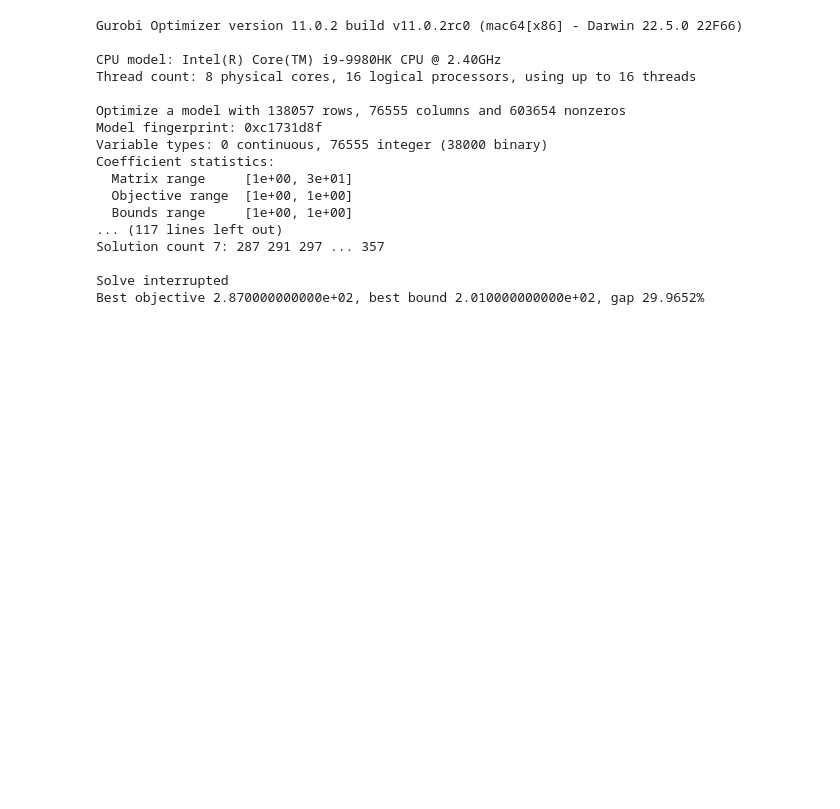
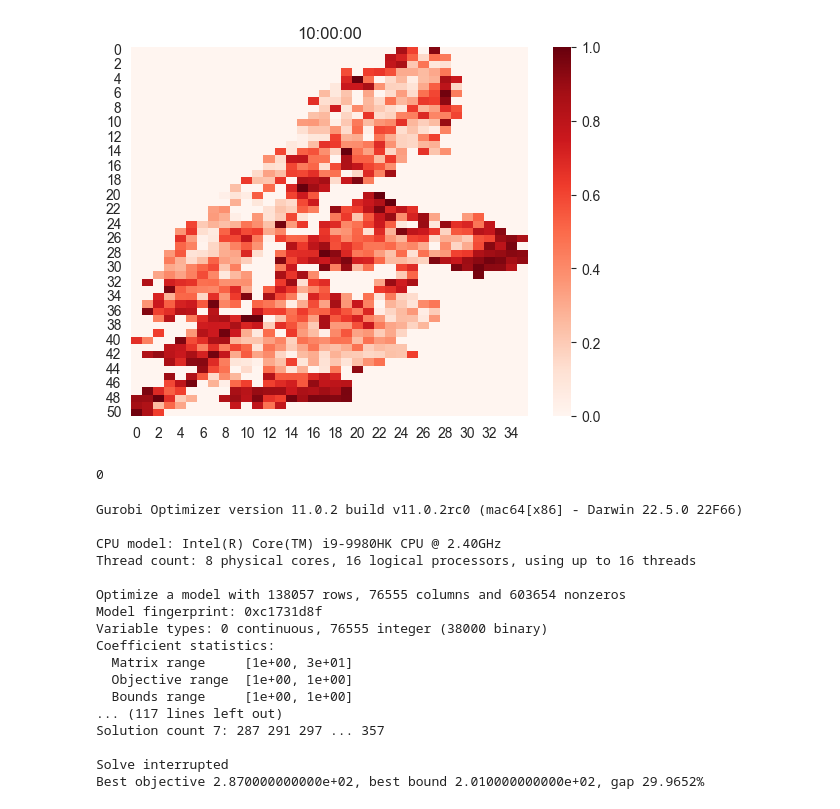
Before and after one commit to jarrettreimers/CSUREMM, a Jupyter notebook: cluster_model/cluster_model_testing.ipynb, the cells around one changed output. Cells and saved outputs as stored; diff of their text form; code cells hidden in the pictures; blank space fills up the shorter version.

```diff
--- a/cluster_model/cluster_model_testing.ipynb
+++ b/cluster_model/cluster_model_testing.ipynb
@@ -58,3 +130,30 @@ for cluster in model.cluster_dict.values():
+# %%
+i = 0
+while model.curr_time <= timedelta(hours=10):
+    if i < 10:
+        name = f'00{i}'
+    elif i < 100:
+        name = f'0{i}'
+    else:
+        name = f'{i}'
+    model.show_fill_percent(save=True, name=name)
+    i += 1
+    model.sim()
+# %% [output]
+[figure, added]
+# %%
+os.system(f'magick images/fill/*.png fill_sim_9th_6-10.gif')
+os.system(f'magick images/fill_2/*.png fill_real_9th_6-10.gif')
+os.system('mv fill_sim_9th_6-10.gif gifs/1.gif')
+os.system('mv fill_real_9th_6-10.gif gifs/2.gif')
+
+os.system('cd gifs')
+os.system('convert 1.gif -coalesce a-%04d.gif')     				# split frames of 1.gif into a-0001.gif, a-0002.gif etc
+os.system('convert 2.gif -coalesce b-%04d.gif ')    				# split frames of 2.gif into b-0001.gif, b-0002.gif etc
+os.system('for f in a-*.gif; do convert $f ${f/a/b} +append $f; done') 	# append frames side-by-side
+os.system('convert -loop 0 -delay 20 a-*.gif result.gif')
+# %% [output]
+0
 # %%
 # with open('../data/ideal_states/2:19_14h_8steps_0.01sq.pickle', 'rb') as f:
 #     opt_state = pickle.load(f)
```
Also changed, not shown: parts of 9 cells of this notebook, 10 other files.
